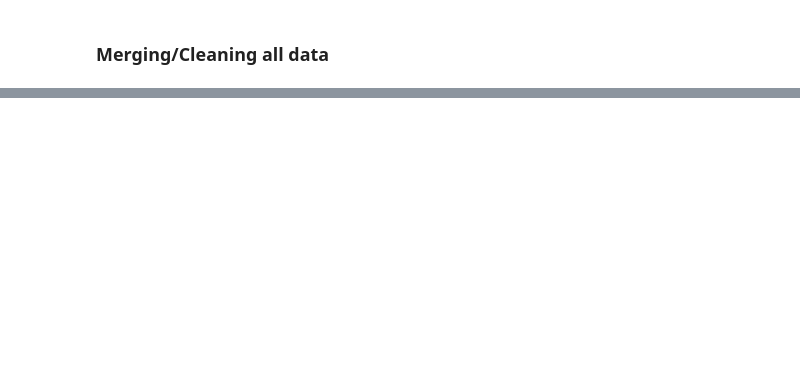
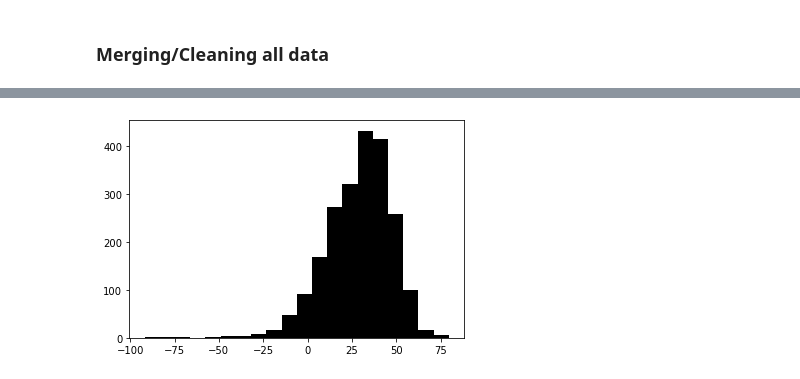
Before and after one commit to aabouie/CapStone1, a Jupyter notebook: EDA.ipynb, the cells around one changed output, grey strips where cells are left out. Saved outputs shown, nothing was run; the diff lists cells and outputs as text; code cells hidden in the pictures; blank space fills up the shorter version.

```diff
--- a/EDA.ipynb
+++ b/EDA.ipynb
@@ -102,0 +117,4 @@ Name: car_model_year, dtype: int64
+# %%
+df['depreciation_percent'].hist(grid=False,color='k',bins=20);
+# %% [output]
+[figure, added]
```
Also changed, not shown: parts of 14 cells of this notebook.
